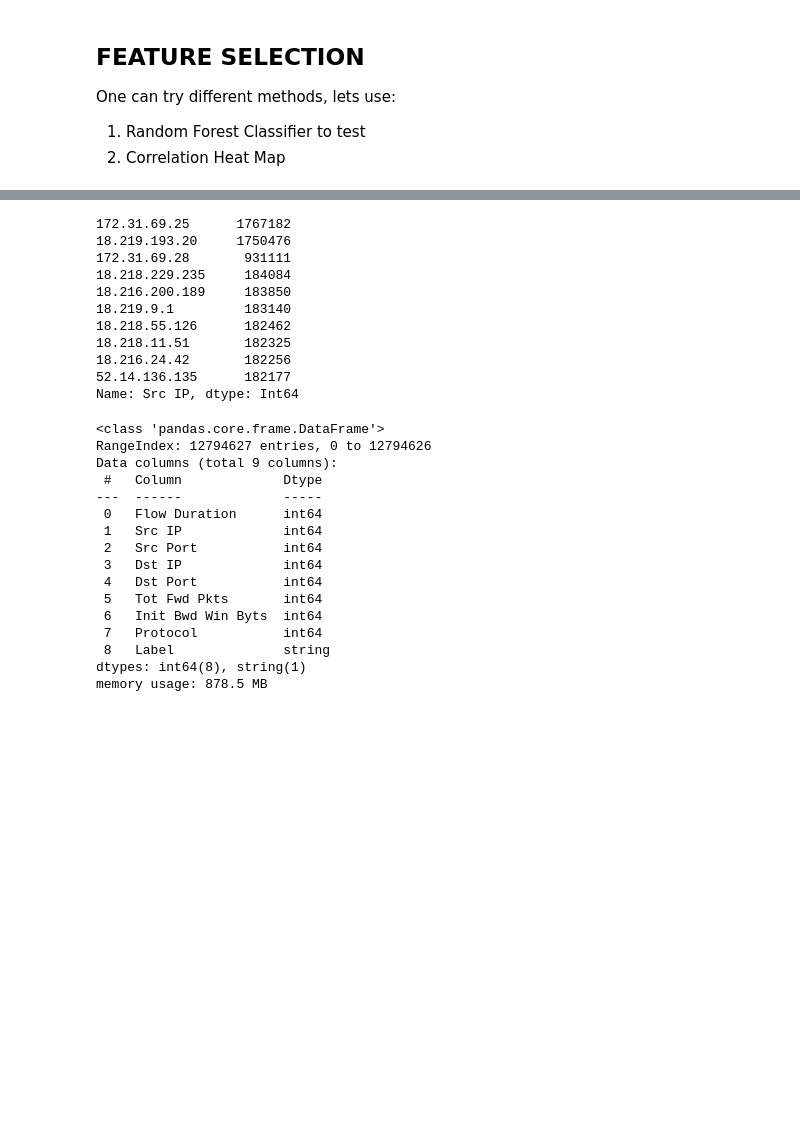
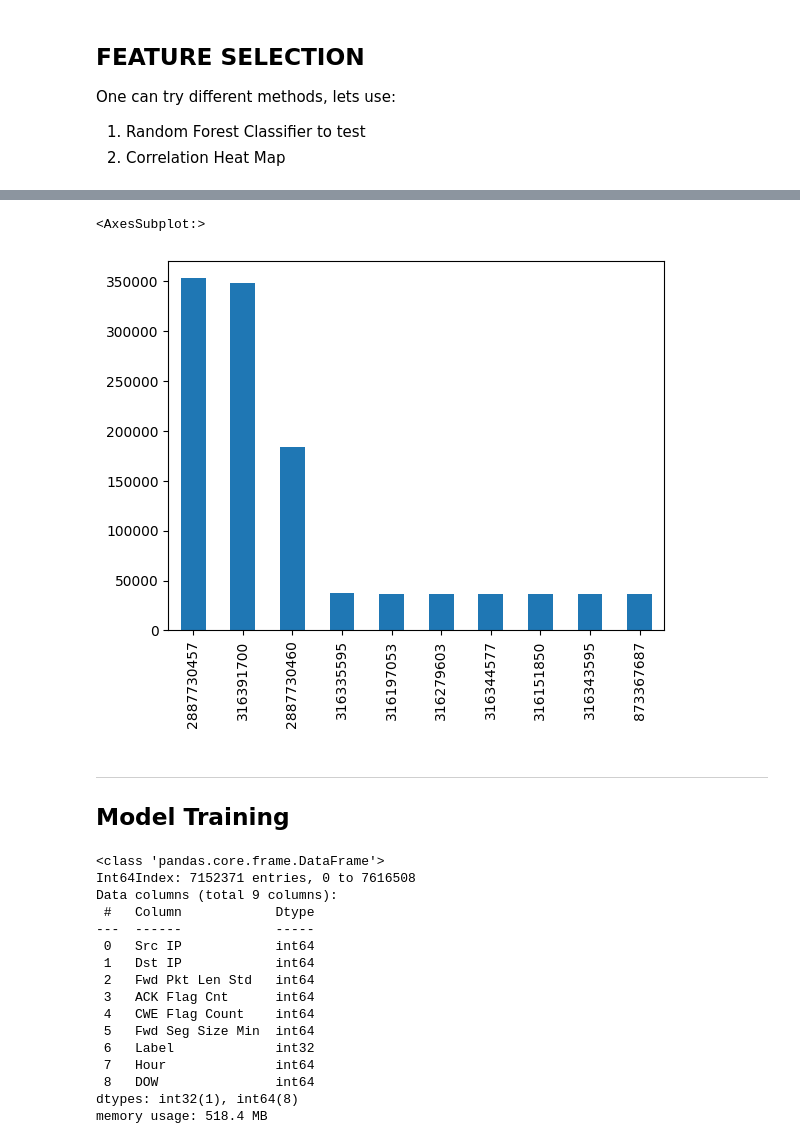
Before and after one commit to JeisonRobles/Data-Science, a Jupyter notebook: DDoS Classification/DDoS Prediction Model UnBalanced.ipynb, the cells around one changed output, grey strips where cells are left out. Drawn from its saved outputs; the diff is of its cells as text; code cells hidden in the pictures; blank space fills up the shorter version.

```diff
--- a/DDoS Classification/DDoS Prediction Model UnBalanced.ipynb
+++ b/DDoS Classification/DDoS Prediction Model UnBalanced.ipynb
@@ -264,33 +356,27 @@ dtype: int64
 # %%
-balance_data['Src IP'].value_counts().nlargest(10)
+data_2018[data_2018.Label == 'ddos']['Src IP'].value_counts().nlargest(10).plot(kind='bar')
 # %% [output]
-172.31.69.25      1767182
-18.219.193.20     1750476
-172.31.69.28       931111
-18.218.229.235     184084
-18.216.200.189     183850
-18.219.9.1         183140
-18.218.55.126      182462
-18.218.11.51       182325
-18.216.24.42       182256
-52.14.136.135      182177
-Name: Src IP, dtype: Int64
+<AxesSubplot:>
+[figure, added]
+# %% [markdown]
+___
+## Model Training
 # %%
-balance_data.info()
+data_to_train.info()
 # %% [output]
 <class 'pandas.core.frame.DataFrame'>
-RangeIndex: 12794627 entries, 0 to 12794626
+Int64Index: 7152371 entries, 0 to 7616508
 Data columns (total 9 columns):
- #   Column             Dtype
----  ------             -----
- 0   Flow Duration      int64
- 1   Src IP             int64
- 2   Src Port           int64
- 3   Dst IP             int64
- 4   Dst Port           int64
- 5   Tot Fwd Pkts       int64
- 6   Init Bwd Win Byts  int64
- 7   Protocol           int64
- 8   Label              string
-dtypes: int64(8), string(1)
-memory usage: 878.5 MB
+ #   Column            Dtype
+---  ------            -----
+ 0   Src IP            int64
+ 1   Dst IP            int64
+ 2   Fwd Pkt Len Std   int64
+ 3   ACK Flag Cnt      int64
+ 4   CWE Flag Count    int64
+ 5   Fwd Seg Size Min  int64
+ 6   Label             int32
+ 7   Hour              int64
+ 8   DOW               int64
+dtypes: int32(1), int64(8)
+memory usage: 518.4 MB
```
Also changed, not shown: parts of 22 cells of this notebook.
